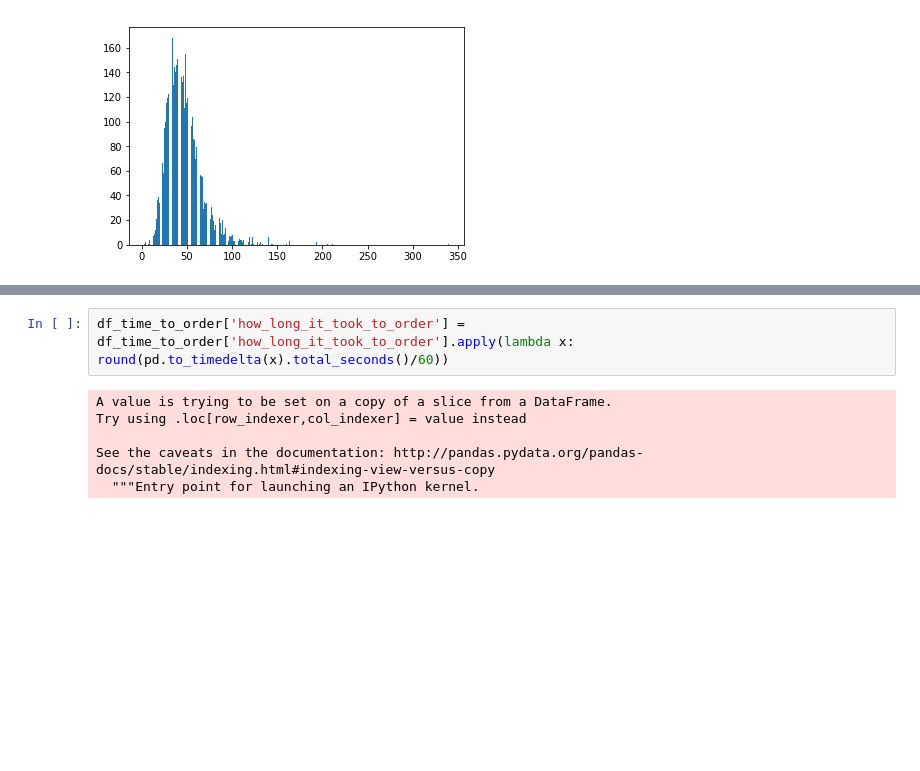
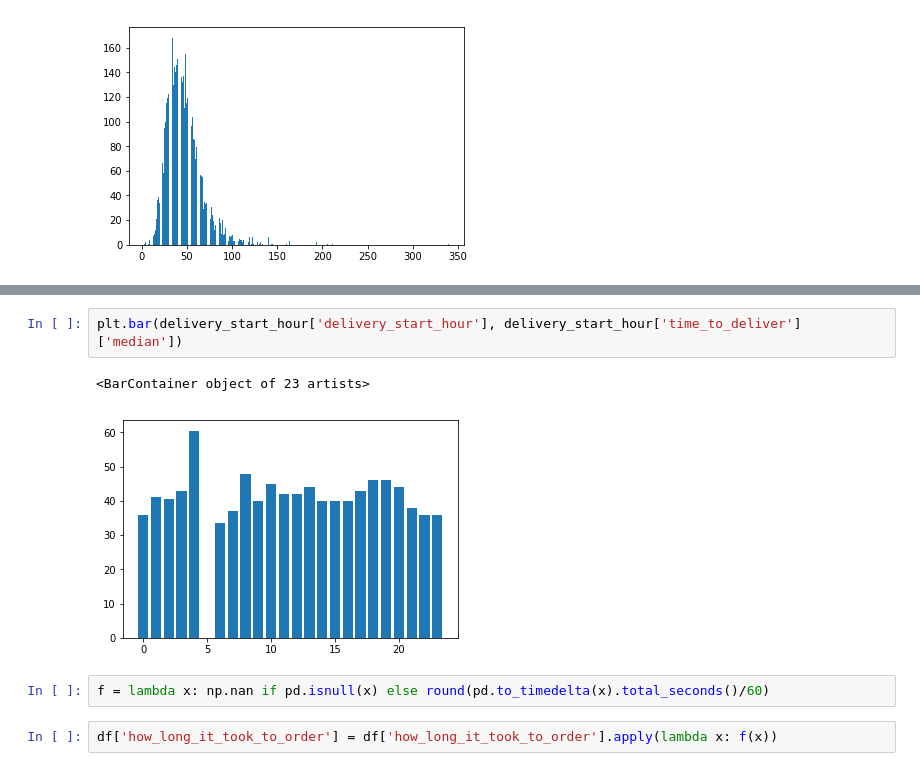
Before and after one commit to milindnandankar/Jumpman23, a Jupyter notebook: Postmates.ipynb, the cells around one changed output, grey strips where cells are left out. Cells and saved outputs as stored; diff of their text form; blank space fills up the shorter version.

```diff
--- a/Postmates.ipynb
+++ b/Postmates.ipynb
@@ -112,8 +137,9 @@ df_time_to_order.head()
+# %%
+plt.bar(delivery_start_hour['delivery_start_hour'], delivery_start_hour['time_to_deliver']['median'])
+# %% [output]
+<BarContainer object of 23 artists>
+[figure, added]
 # %%
-df_time_to_order['how_long_it_took_to_order'] = df_time_to_order['how_long_it_took_to_order'].apply(lambda x: round(pd.to_timedelta(x).total_seconds()/60))
+f = lambda x: np.nan if pd.isnull(x) else round(pd.to_timedelta(x).total_seconds()/60)
-# %% [output]
-A value is trying to be set on a copy of a slice from a DataFrame.
-Try using .loc[row_indexer,col_indexer] = value instead
-
-See the caveats in the documentation: http://pandas.pydata.org/pandas-docs/stable/indexing.html#indexing-view-versus-copy
-  """Entry point for launching an IPython kernel.
+# %%
+df['how_long_it_took_to_order'] = df['how_long_it_took_to_order'].apply(lambda x: f(x))
```
Also changed, not shown: parts of 32 cells of this notebook.
